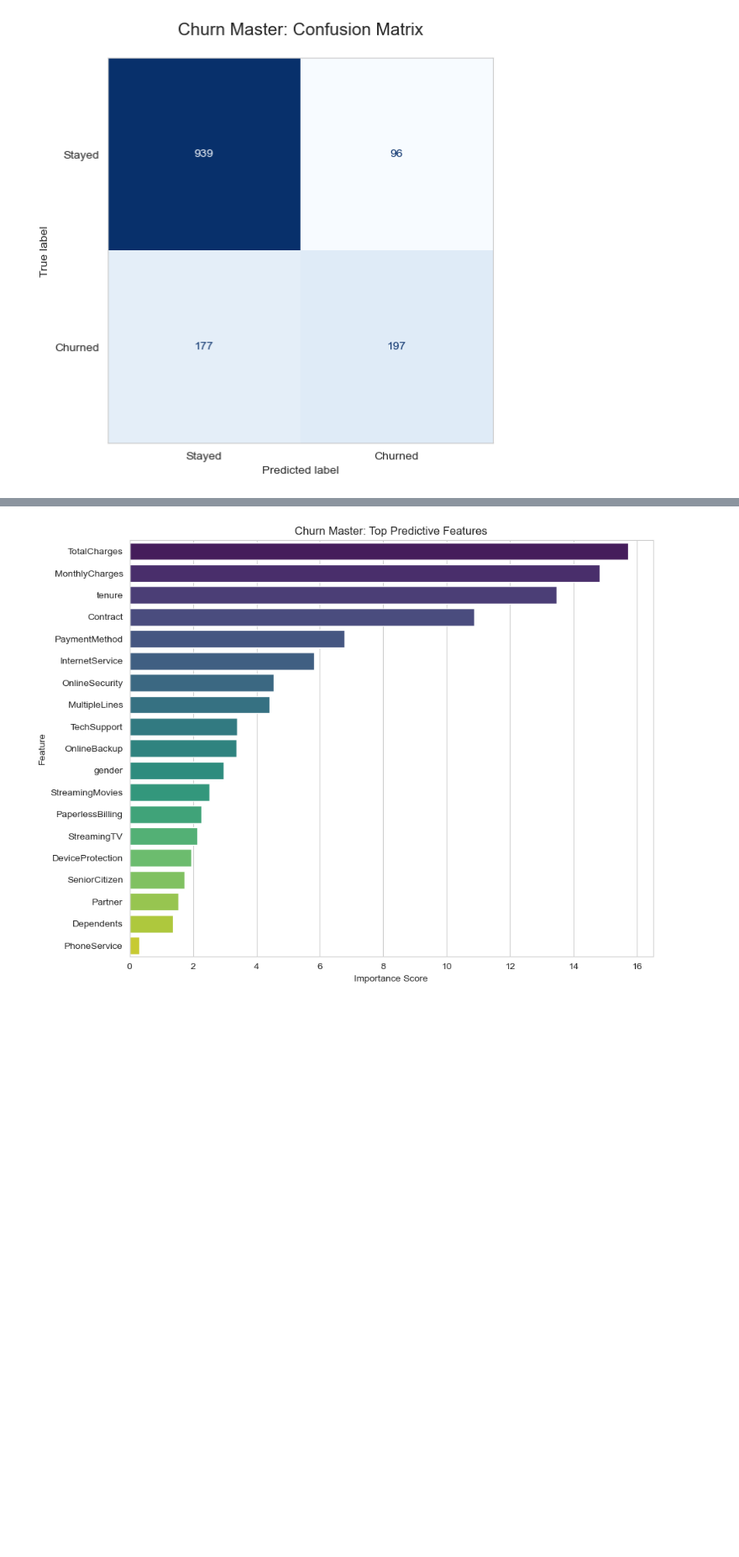
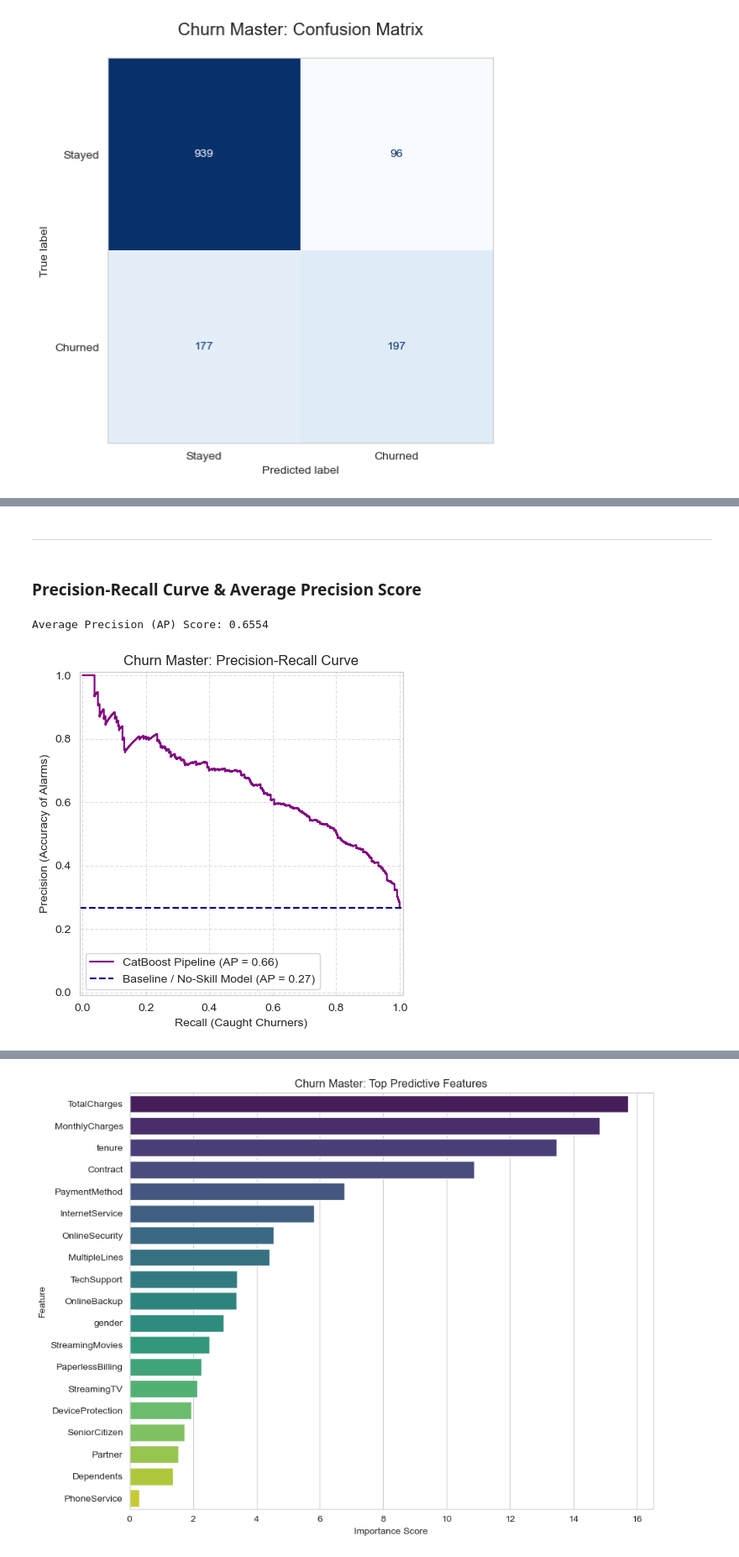
Before and after one commit to KhanNosheen/Telco-Churn-EDA-ML-Pipeline, a Jupyter notebook: telco_customer_churn.ipynb, the cells around one changed output, grey strips where cells are left out. Shown at 84% size. Saved outputs shown, nothing was run; the diff lists cells and outputs as text; code cells hidden in the pictures; blank space fills up the shorter version.

```diff
--- a/telco_customer_churn.ipynb
+++ b/telco_customer_churn.ipynb
@@ -355,0 +426,30 @@ weighted avg       0.80      0.81      0.80      1409
+# %% [markdown]
+---
+# %% [markdown]
+### Precision-Recall Curve & Average Precision Score
+# %%
+from sklearn.metrics import PrecisionRecallDisplay, precision_recall_curve, average_precision_score
+
+# 1. Calculate the Average Precision (AP) score
+# This represents the area under the PR curve
+ap_score = average_precision_score(y_test, y_probs)
+print(f"Average Precision (AP) Score: {ap_score:.4f}")
+
+# 2. Plot the complete Precision-Recall Curve
+plt.figure(figsize=(7, 5))
+PrecisionRecallDisplay.from_predictions(y_test, y_probs, name="CatBoost Pipeline", ax=plt.gca(), color="purple")
+
+# 3. Add baseline (The proportion of actual churners in the dataset)
+baseline = sum(y_test) / len(y_test)
+plt.axhline(y=baseline, color="navy", linestyle="--", label=f"Baseline / No-Skill Model (AP = {baseline:.2f})")
+
+# 4. Labels and formatting
+plt.title("Churn Master: Precision-Recall Curve")
+plt.xlabel("Recall (Caught Churners)")
+plt.ylabel("Precision (Accuracy of Alarms)")
+plt.legend(loc="lower left")
+plt.grid(True, linestyle="--", alpha=0.6)
+plt.show()
+# %% [output]
+Average Precision (AP) Score: 0.6554
+[figure, added]
```
Also changed, not shown: parts of 19 cells of this notebook.
